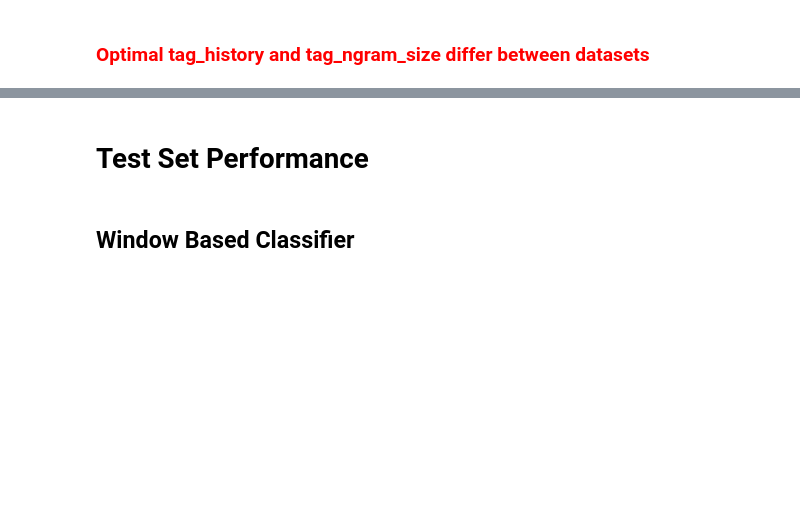
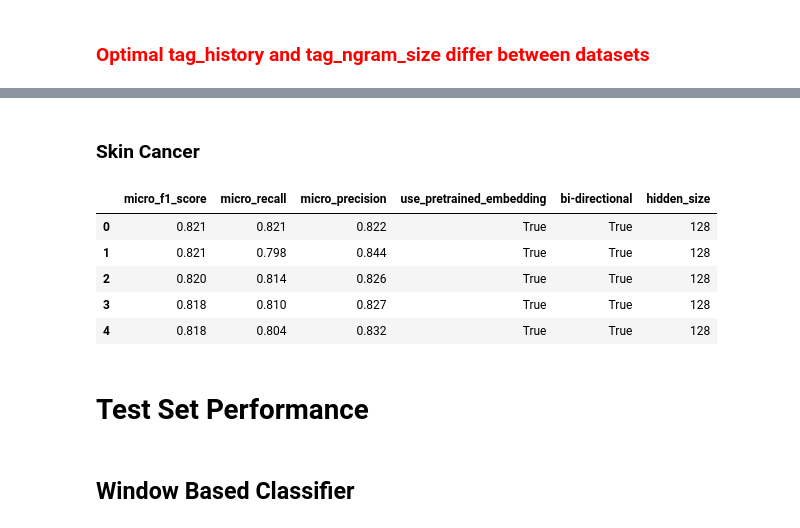
Before and after one commit to simonhughes22/PythonNlpResearch, a Jupyter notebook: notebooks/Mongo Queries/Query Model Hyper Parameter Tuning Results.ipynb, the cells around one changed output, grey strips where cells are left out. Saved outputs shown, nothing was run; the diff lists cells and outputs as text; code cells hidden in the pictures; blank space fills up the shorter version.

```diff
--- a/notebooks/Mongo Queries/Query Model Hyper Parameter Tuning Results.ipynb
+++ b/notebooks/Mongo Queries/Query Model Hyper Parameter Tuning Results.ipynb
@@ -296,3 +312,17 @@ df.head(ROWS)["micro_f1_score,micro_recall,micro_precision,average_weights,tag_h
+# %% [markdown]
+### Skin Cancer
+# %%
+model = "RNN_MOST_COMMON_TAG_HYPER_PARAM_TUNING"
+feats = "use_pretrained_embedding,bi-directional,hidden_size"
+df = get_df_sorted_by_f1score("SC_TAGGING_VD_" + model, feats)
+round_data(df.head(ROWS)[("micro_f1_score,micro_recall,micro_precision," + feats).split(",")])
+# %% [output]
+|  | micro_f1_score | micro_recall | micro_precision | use_pretrained_embedding | bi-directional | hidden_size |
+| 0 | 0.821 | 0.821 | 0.822 | True | True | 128 |
+| 1 | 0.821 | 0.798 | 0.844 | True | True | 128 |
+| 2 | 0.820 | 0.814 | 0.826 | True | True | 128 |
+| 3 | 0.818 | 0.810 | 0.827 | True | True | 128 |
+| 4 | 0.818 | 0.804 | 0.832 | True | True | 128 |
 # %% [markdown]
 # Test Set Performance
 # %% [markdown]
```
Also changed, not shown: parts of 8 cells of this notebook, 6 other files.
